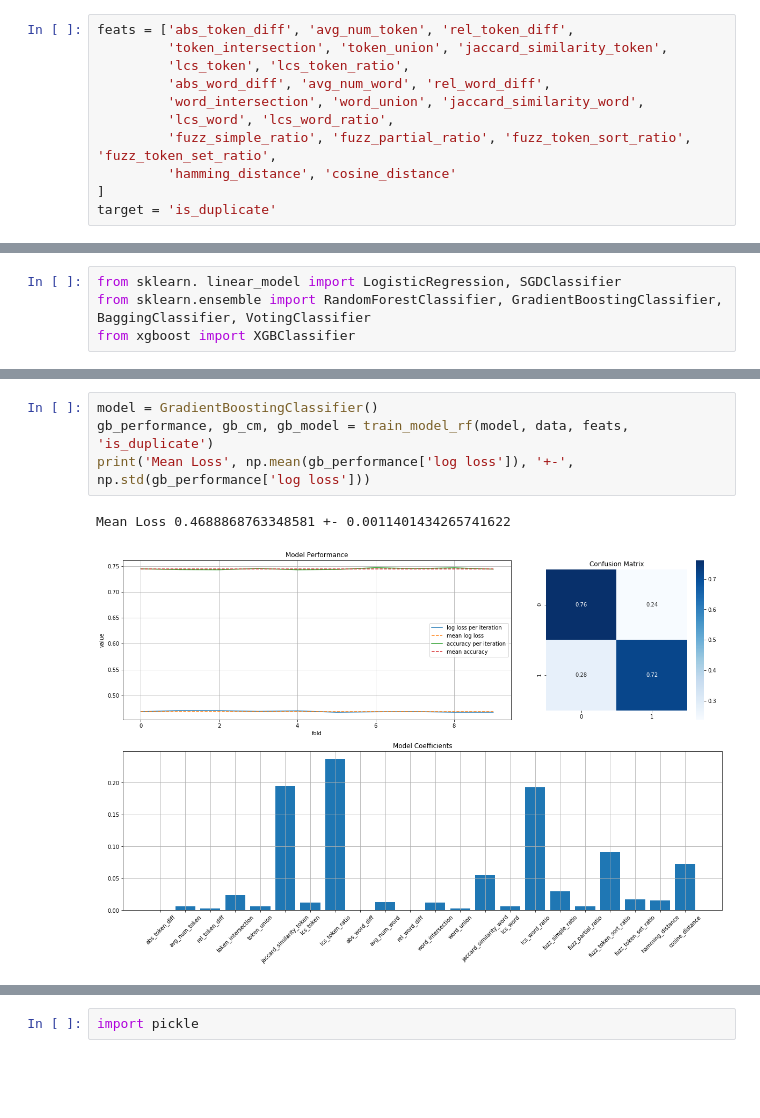
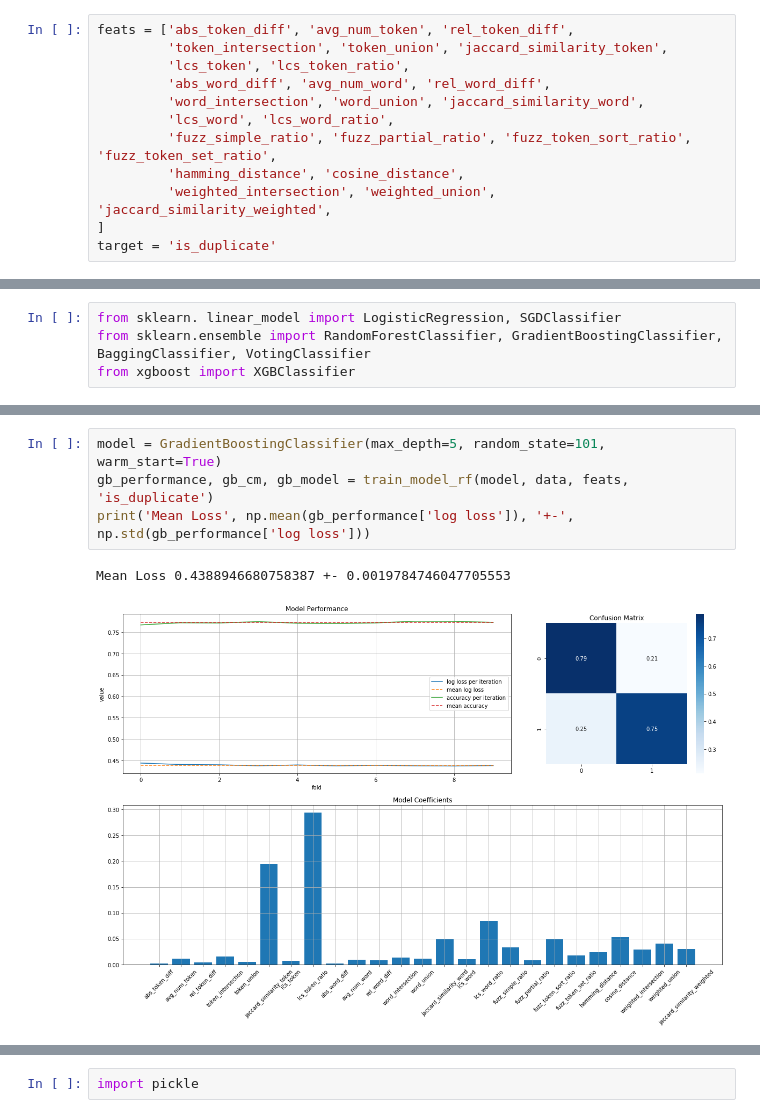
Before and after one commit to Ritvik19/Quora-Question-Pairs, a Jupyter notebook: 08 Other Algorithms.ipynb, the cells around one changed output, grey strips where cells are left out. Cells and saved outputs as stored; diff of their text form; blank space fills up the shorter version.

```diff
--- a/08 Other Algorithms.ipynb
+++ b/08 Other Algorithms.ipynb
@@ -41,7 +41,8 @@ feats = ['abs_token_diff', 'avg_num_token', 'rel_token_diff',
          'word_intersection', 'word_union', 'jaccard_similarity_word',
          'lcs_word', 'lcs_word_ratio',
          'fuzz_simple_ratio', 'fuzz_partial_ratio', 'fuzz_token_sort_ratio', 'fuzz_token_set_ratio',
-         'hamming_distance', 'cosine_distance'
+         'hamming_distance', 'cosine_distance',
+         'weighted_intersection', 'weighted_union', 'jaccard_similarity_weighted',
 ]
 target = 'is_duplicate'
 # %%
@@ -85,8 +86,8 @@ Mean Loss 0.8177562807185282 +- 0.0178253598142613
 # %%
-model = GradientBoostingClassifier()
+model = GradientBoostingClassifier(max_depth=5, random_state=101, warm_start=True)
 gb_performance, gb_cm, gb_model = train_model_rf(model, data, feats, 'is_duplicate')
 print('Mean Loss', np.mean(gb_performance['log loss']), '+-', np.std(gb_performance['log loss']))
 # %% [output]
-Mean Loss 0.4688868763348581 +- 0.0011401434265741622
+Mean Loss 0.4388946680758387 +- 0.0019784746047705553
-[figure, old version]
+[figure, new version]
 # %%
```
Also changed, not shown: parts of 9 cells of this notebook, 2 other files.
